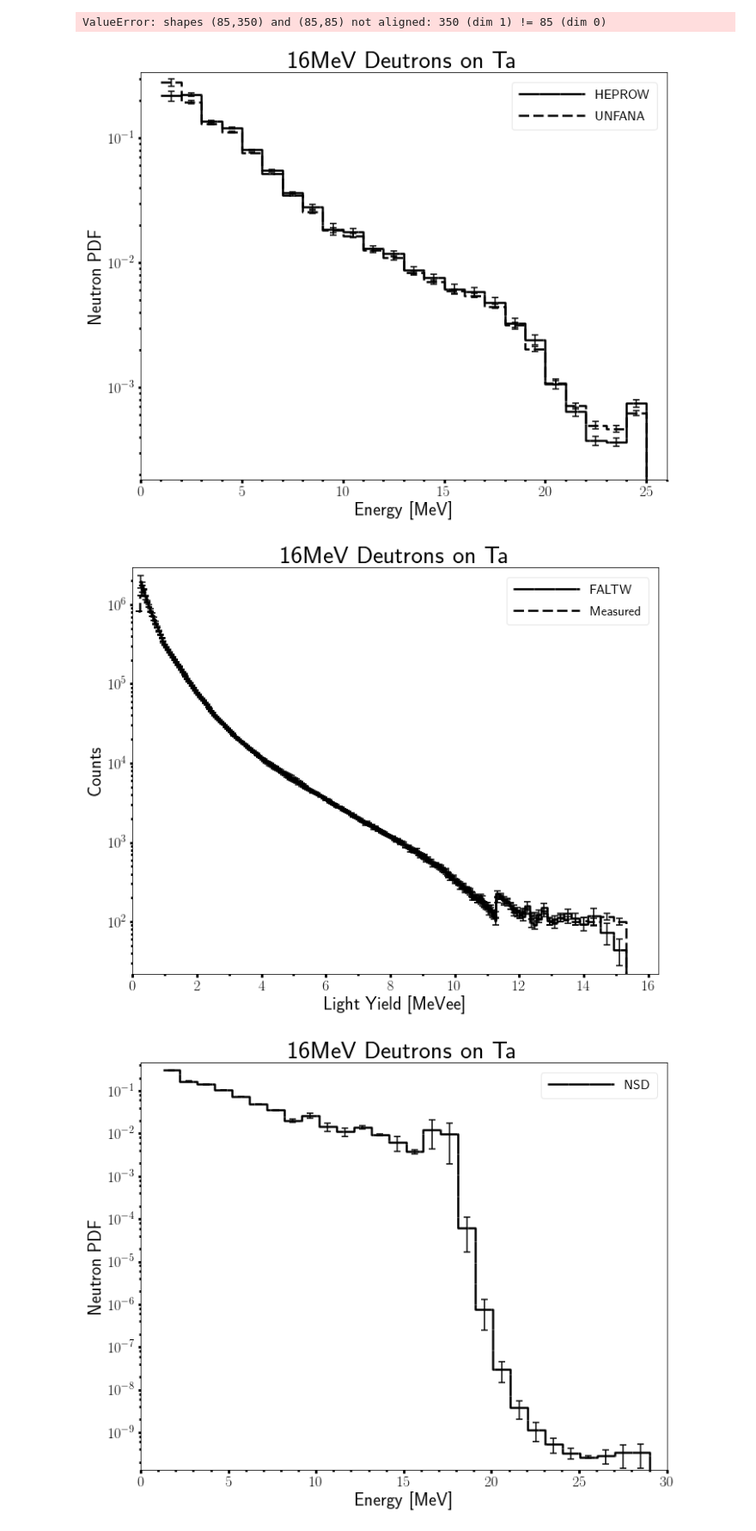
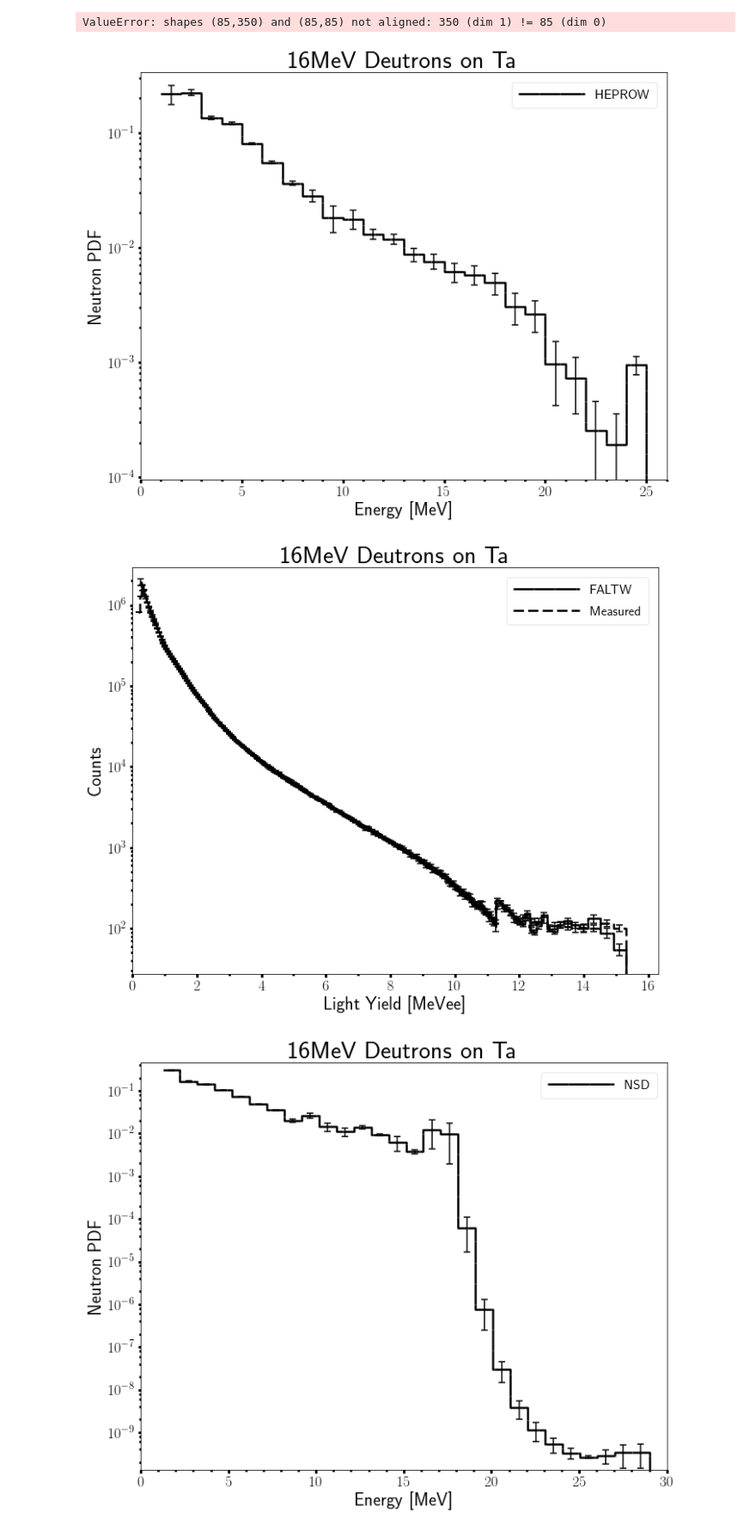
Before and after one commit to 2lambda123/88_Data, a Jupyter notebook: Experiments/PHS/16MeVTa/16MeVTa.ipynb, the cells around one changed output. Shown at 86% size. Cells and saved outputs as stored; diff of their text form; code cells hidden in the pictures.

```diff
--- a/Experiments/PHS/16MeVTa/16MeVTa.ipynb
+++ b/Experiments/PHS/16MeVTa/16MeVTa.ipynb
@@ -1488,50 +1493,52 @@ unfData['pdfCovSigma'] = unfData['absCovSigma']/unfData['absFlux']*unfData['pdfF
 # Build pdf histogram object
 heprowHisto = Histogram()
 heprowHisto.build_histo(heprowData['lowE'].tolist(), heprowData['pdfFlux'].tolist(),
-                       uncert=heprowData['pdfSigma'].tolist(), edgeLoc=heprowBinBounds,
+                       uncert=heprowData['pdfCovSigma'].tolist(), edgeLoc=heprowBinBounds,
                        name='HEPROW')
 unfHisto = Histogram()
 unfHisto.build_histo(unfData['lowE'].tolist(), unfData['pdfFlux'].tolist(),
-                       uncert=unfData['pdfSigma'].tolist(), edgeLoc=heprowBinBounds,
+                       uncert=unfData['pdfCovSigma'].tolist(), edgeLoc=heprowBinBounds,
                        name='UNFANA')
-heprowHisto.plot(unfHisto, logY=True, title='16MeV Deutrons on Ta', xLabel='Energy [MeV]',
+heprowHisto.plot(logY=True, title='16MeV Deutrons on Ta', xLabel='Energy [MeV]',
                  yLabel='Neutron PDF')
+#heprowHisto.plot(unfHisto, logY=True, title='16MeV Deutrons on Ta', xLabel='Energy [MeV]',
+#                 yLabel='Neutron PDF')
 
 # Build norm histogram object
 heprowNormHisto = Histogram()
 heprowNormHisto.build_histo(heprowData['lowE'].tolist(), heprowData['normFlux'].tolist(),
                        uncert=heprowData['normSigma'].tolist(), edgeLoc=heprowBinBounds,
                        name='HEPROW')
 
 # Build error histogram objects
 heprowErrorHisto = Histogram()
 heprowErrorHisto.build_histo(heprowData['lowE'].tolist(),
                                heprowData['pdfSigma']/heprowData['pdfFlux'].tolist(),
                                edgeLoc=heprowBinBounds, name='HEPROW Errors')
 heprowCovErrorHisto = Histogram()
 heprowCovErrorHisto.build_histo(heprowData['lowE'].tolist(),
                                heprowData['pdfCovSigma']/heprowData['pdfFlux'].tolist(),
                                edgeLoc=heprowBinBounds, name='HEPROW Covariance Errors')
 #print heprowData['pdfSigma']/heprowData['pdfCovSigma']
 
 # Import PHS data and plot
 faltwPHSData = readFlu(heprowPath+faltwPHSName, delim_whitespace=True, names=['lowE', 'absPHS', 'absSigma'],
                skiprows=3)
 measPHSData = readFlu(heprowPath+measPHSName, delim_whitespace=True, names=['lowE', 'absPHS', 'absSigma'],
                skiprows=3)
 faltwPHSHisto = Histogram()
 faltwPHSHisto.build_histo(faltwPHSData['lowE'].tolist(), faltwPHSData['absPHS'].tolist(),
                        uncert=faltwPHSData['absSigma'].tolist(), edgeLoc=heprowBinBounds,
                        name='FALTW')
 measPHSHisto = Histogram()
 measPHSHisto.build_histo(measPHSData['lowE'].tolist(), measPHSData['absPHS'].tolist(),
                        uncert=measPHSData['absSigma'].tolist(), edgeLoc=heprowBinBounds,
                        name='Measured')
 faltwPHSHisto.plot(measPHSHisto, logY=True, title='16MeV Deutrons on Ta', xLabel='Light Yield [MeVee]',
-                 yLabel='Counts')
+                 yLabel='Counts', savePaath=heprowPath+'16MeVTa_pdf_1.png')
 # %% [output]
-[figure, old version]
+[figure, new version]
-[figure, old version]
+[figure, new version]
 # %%
 # Read in Meulders data and normalize
 meuldersData = pd.read_table(meuldersPath+meuldersName, delim_whitespace=True,
```
Also changed, not shown: parts of 4 cells of this notebook, 5 other files.
